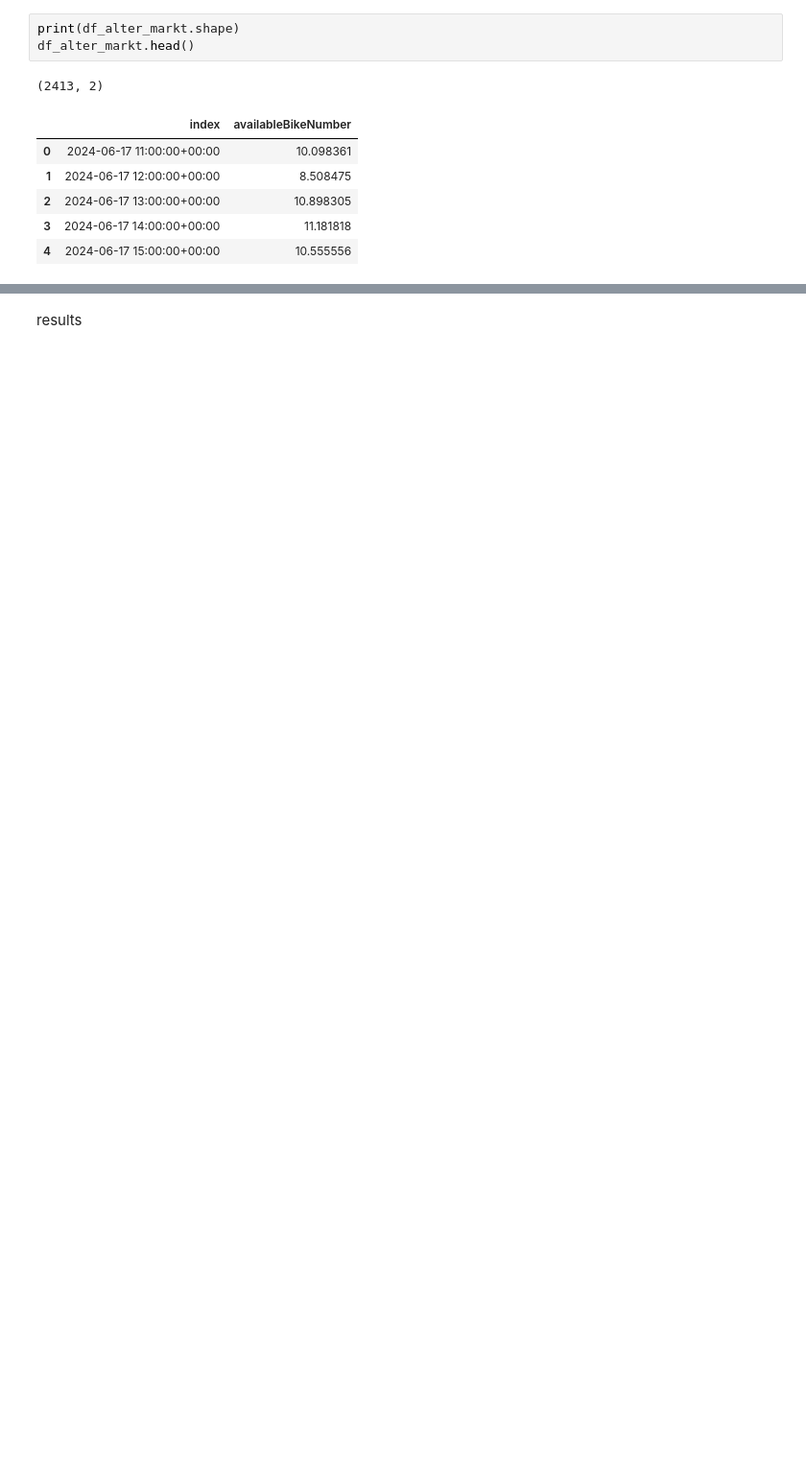
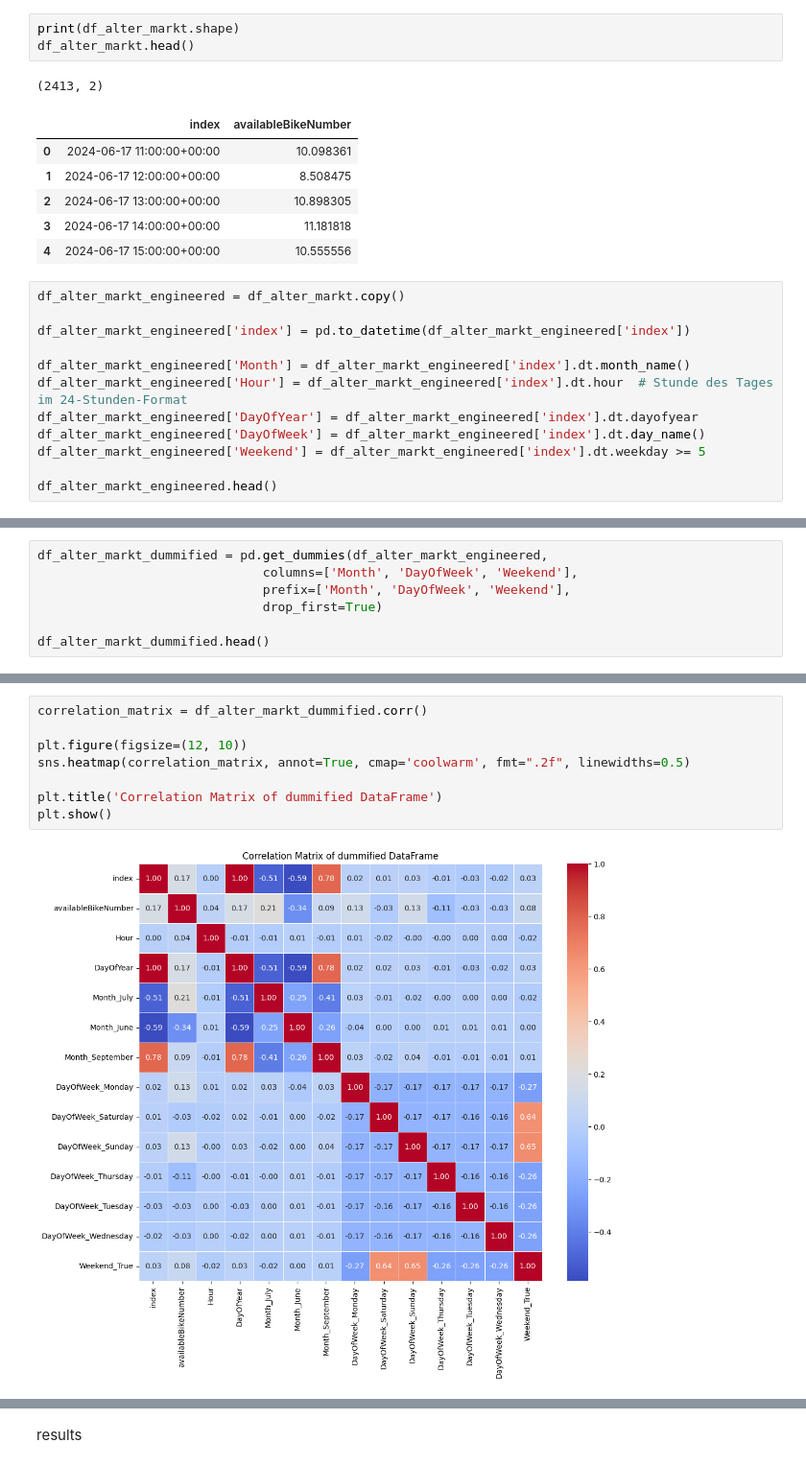
Before and after one commit to MrMysticus/Application_Project_2024, a Jupyter notebook: Justus_Document.ipynb, the cells around one changed output, grey strips where cells are left out. Shown at 96% size. Saved outputs shown, nothing was run; the diff lists cells and outputs as text; blank space fills up the shorter version.

```diff
--- a/Justus_Document.ipynb
+++ b/Justus_Document.ipynb
@@ -1765,3 +1259,15 @@ df_alter_markt.head()
 | 2 | 2024-06-17 13:00:00+00:00 | 10.898305 |
 | 3 | 2024-06-17 14:00:00+00:00 | 11.181818 |
 | 4 | 2024-06-17 15:00:00+00:00 | 10.555556 |
+# %%
+df_alter_markt_engineered = df_alter_markt.copy()
+
+df_alter_markt_engineered['index'] = pd.to_datetime(df_alter_markt_engineered['index'])
+
+df_alter_markt_engineered['Month'] = df_alter_markt_engineered['index'].dt.month_name()
+df_alter_markt_engineered['Hour'] = df_alter_markt_engineered['index'].dt.hour  # Stunde des Tages im 24-Stunden-Format
+df_alter_markt_engineered['DayOfYear'] = df_alter_markt_engineered['index'].dt.dayofyear
+df_alter_markt_engineered['DayOfWeek'] = df_alter_markt_engineered['index'].dt.day_name()
+df_alter_markt_engineered['Weekend'] = df_alter_markt_engineered['index'].dt.weekday >= 5
+
+df_alter_markt_engineered.head()
@@ -1767,0 +1281,7 @@ df_alter_markt.head()
+# %%
+df_alter_markt_dummified = pd.get_dummies(df_alter_markt_engineered,
+                              columns=['Month', 'DayOfWeek', 'Weekend'],
+                              prefix=['Month', 'DayOfWeek', 'Weekend'],
+                              drop_first=True)
+
+df_alter_markt_dummified.head()
@@ -1768 +1295,11 @@ df_alter_markt.head()
+# %%
+correlation_matrix = df_alter_markt_dummified.corr()
+
+plt.figure(figsize=(12, 10))
+sns.heatmap(correlation_matrix, annot=True, cmap='coolwarm', fmt=".2f", linewidths=0.5)
+
+plt.title('Correlation Matrix of dummified DataFrame')
+plt.show()
+# %% [output]
+[figure, added]
 # %%
```
Also changed, not shown: parts of 94 cells of this notebook.
